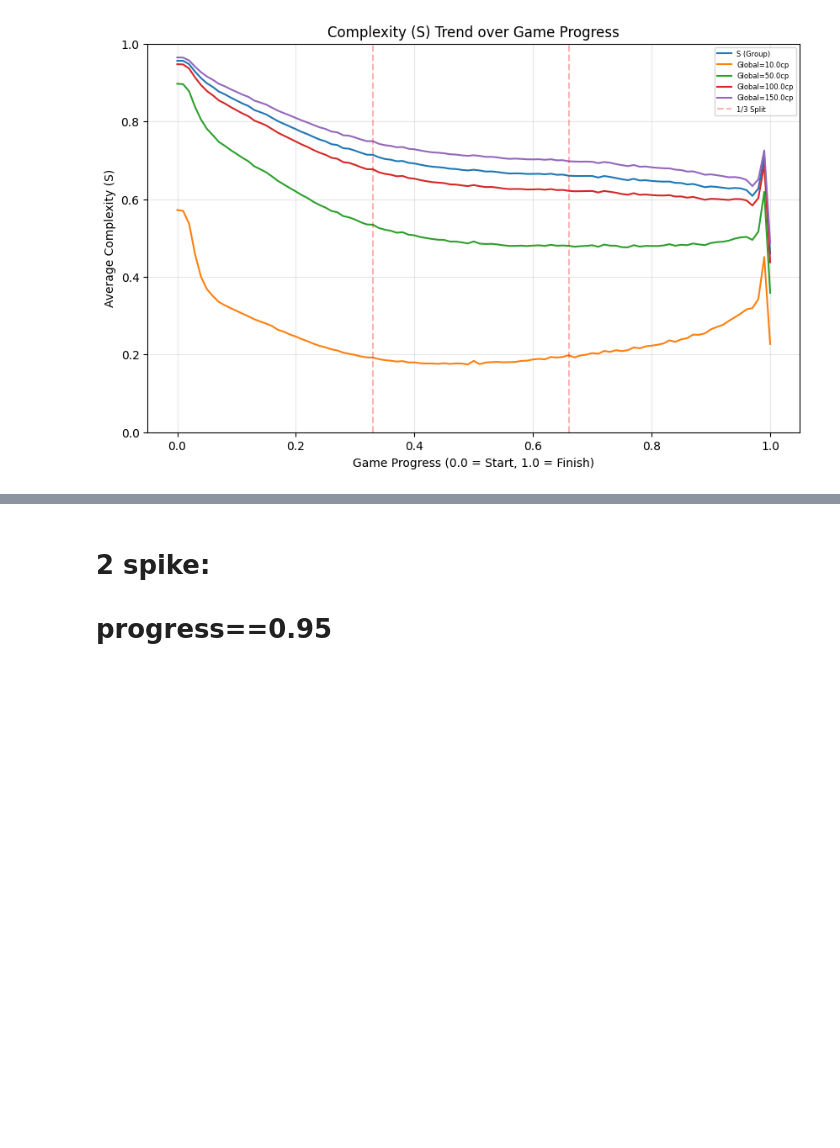
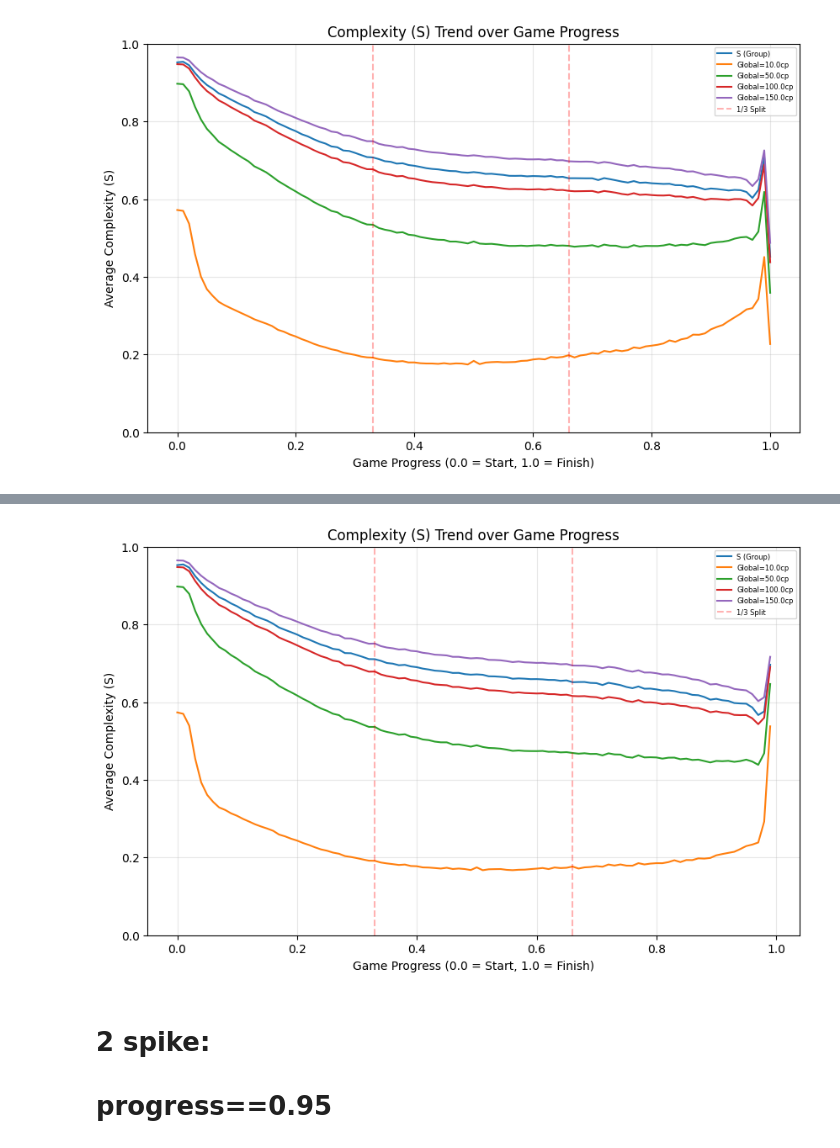
Before and after one commit to zZimablueee/Chess, a Jupyter notebook: complexity/delta_0/S_endgame.ipynb, the cells around one changed output, grey strips where cells are left out. Saved outputs shown, nothing was run; the diff lists cells and outputs as text; code cells hidden in the pictures; blank space fills up the shorter version.

```diff
--- a/complexity/delta_0/S_endgame.ipynb
+++ b/complexity/delta_0/S_endgame.ipynb
@@ -69,3 +125,40 @@ plt.show()
+# %%
+# general round=2 100 bins
+plt.figure(figsize=(10, 6))
+
+# 画 Group-specific S
+sns.lineplot(
+    x=complex_drop_force['Progress'].round(2),
+    y=complex_drop_force['S'],
+    estimator='mean',
+    errorbar=None,
+    label='S (Group)'
+)
+
+# 自动找所有 Global S 列
+global_s_cols = [col for col in complex_drop_force.columns if col.startswith('S(Global=')]
+
+# 画 Global S
+for col in global_s_cols:
+    sns.lineplot(
+        x=complex_drop_force['Progress'].round(2),
+        y=complex_drop_force[col],
+        estimator='mean',
+        errorbar=None,
+        label=col.replace('S(', '').replace(')', '')
+    )
+
+plt.ylim(0, 1)
+plt.title("Complexity (S) Trend over Game Progress")
+plt.xlabel("Game Progress (0.0 = Start, 1.0 = Finish)")
+plt.ylabel("Average Complexity (S)")
+plt.axvline(0.33, color='r', linestyle='--', alpha=0.3, label='1/3 Split')
+plt.axvline(0.66, color='r', linestyle='--', alpha=0.3)
+plt.legend(fontsize=6)
+plt.grid(True, alpha=0.3)
+plt.show()
+# %% [output]
+[figure, added]
 # %% [markdown]
 # 2 spike:
 # progress==0.95
```
Also changed, not shown: parts of 5 cells of this notebook, 2 other files.
